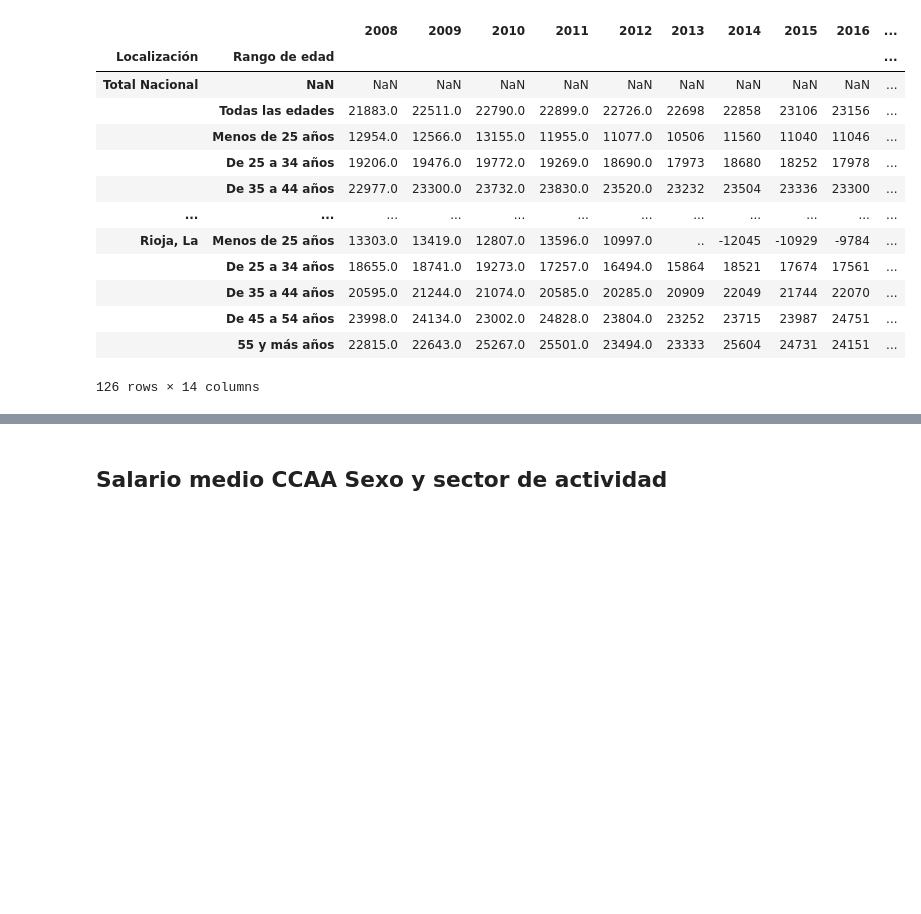
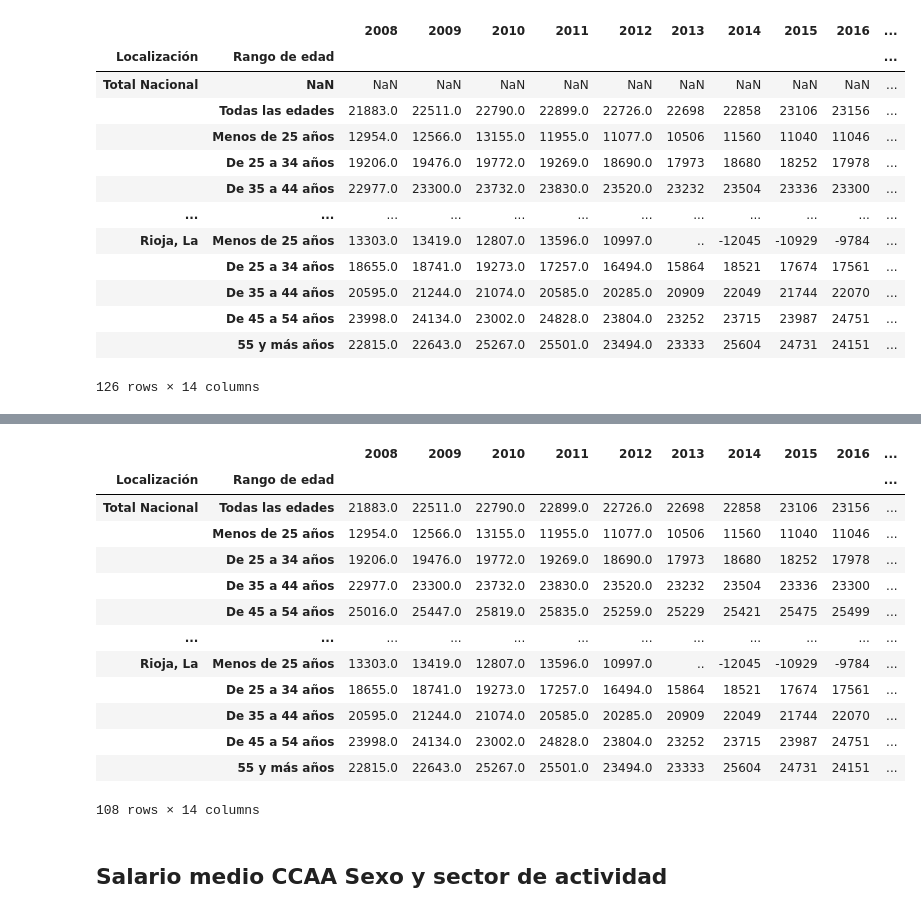
Before and after one commit to adrianbenitezrueda/first-project-data, a Jupyter notebook: adrian_main.ipynb, the cells around one changed output, grey strips where cells are left out. Cells and saved outputs as stored; diff of their text form; code cells hidden in the pictures; blank space fills up the shorter version.

```diff
--- a/adrian_main.ipynb
+++ b/adrian_main.ipynb
@@ -68,7 +68,7 @@ df_salario_ccaa_sexo_y_edad.head(50)
 localizaciones = [
     "Total Nacional", "Andalucía", "Aragón", "Asturias, Principado de", "Balears, Illes", "Canarias",
     "Cantabria", "Castilla y León", "Castilla - La Mancha", "Cataluña", "Comunitat Valenciana",
-    "Extremadura", "Galicia", "Madrid, Comunidad de", "Murcia, Región de", "País Vasco", "Rioja, La"
+    "Extremadura", "Galicia", "Madrid, Comunidad de", "Murcia, Región de", "Navarra, Comunidad Foral de", "País Vasco", "Rioja, La"
 ]
 
 # Crear una lista con los rangos de edad
@@ -204,3 +222,20 @@ df_salario_ccaa_sexo_y_edad.to_excel("df_clean_positive.xlsx")
+# %%
+df_salario_ccaa_sexo_y_edad.dropna()
+# %% [output]
+|  |  | 2008 | 2009 | 2010 | 2011 | 2012 | 2013 | 2014 | 2015 | 2016 | ... |
+| Localización | Rango de edad |  |  |  |  |  |  |  |  |  | ... |
+| Total Nacional | Todas las edades | 21883.0 | 22511.0 | 22790.0 | 22899.0 | 22726.0 | 22698 | 22858 | 23106 | 23156 | ... |
+|  | Menos de 25 años | 12954.0 | 12566.0 | 13155.0 | 11955.0 | 11077.0 | 10506 | 11560 | 11040 | 11046 | ... |
+|  | De 25 a 34 años | 19206.0 | 19476.0 | 19772.0 | 19269.0 | 18690.0 | 17973 | 18680 | 18252 | 17978 | ... |
+|  | De 35 a 44 años | 22977.0 | 23300.0 | 23732.0 | 23830.0 | 23520.0 | 23232 | 23504 | 23336 | 23300 | ... |
+|  | De 45 a 54 años | 25016.0 | 25447.0 | 25819.0 | 25835.0 | 25259.0 | 25229 | 25421 | 25475 | 25499 | ... |
+| ... | ... | ... | ... | ... | ... | ... | ... | ... | ... | ... | ... |
+| Rioja, La | Menos de 25 años | 13303.0 | 13419.0 | 12807.0 | 13596.0 | 10997.0 | .. | -12045 | -10929 | -9784 | ... |
+|  | De 25 a 34 años | 18655.0 | 18741.0 | 19273.0 | 17257.0 | 16494.0 | 15864 | 18521 | 17674 | 17561 | ... |
+|  | De 35 a 44 años | 20595.0 | 21244.0 | 21074.0 | 20585.0 | 20285.0 | 20909 | 22049 | 21744 | 22070 | ... |
+|  | De 45 a 54 años | 23998.0 | 24134.0 | 23002.0 | 24828.0 | 23804.0 | 23252 | 23715 | 23987 | 24751 | ... |
+|  | 55 y más años | 22815.0 | 22643.0 | 25267.0 | 25501.0 | 23494.0 | 23333 | 25604 | 24731 | 24151 | ... |
+108 rows × 14 columns
 # %% [markdown]
 ## Salario medio CCAA Sexo y sector de actividad
 # %%
```
Also changed, not shown: parts of 5 cells of this notebook, 2 other files.
